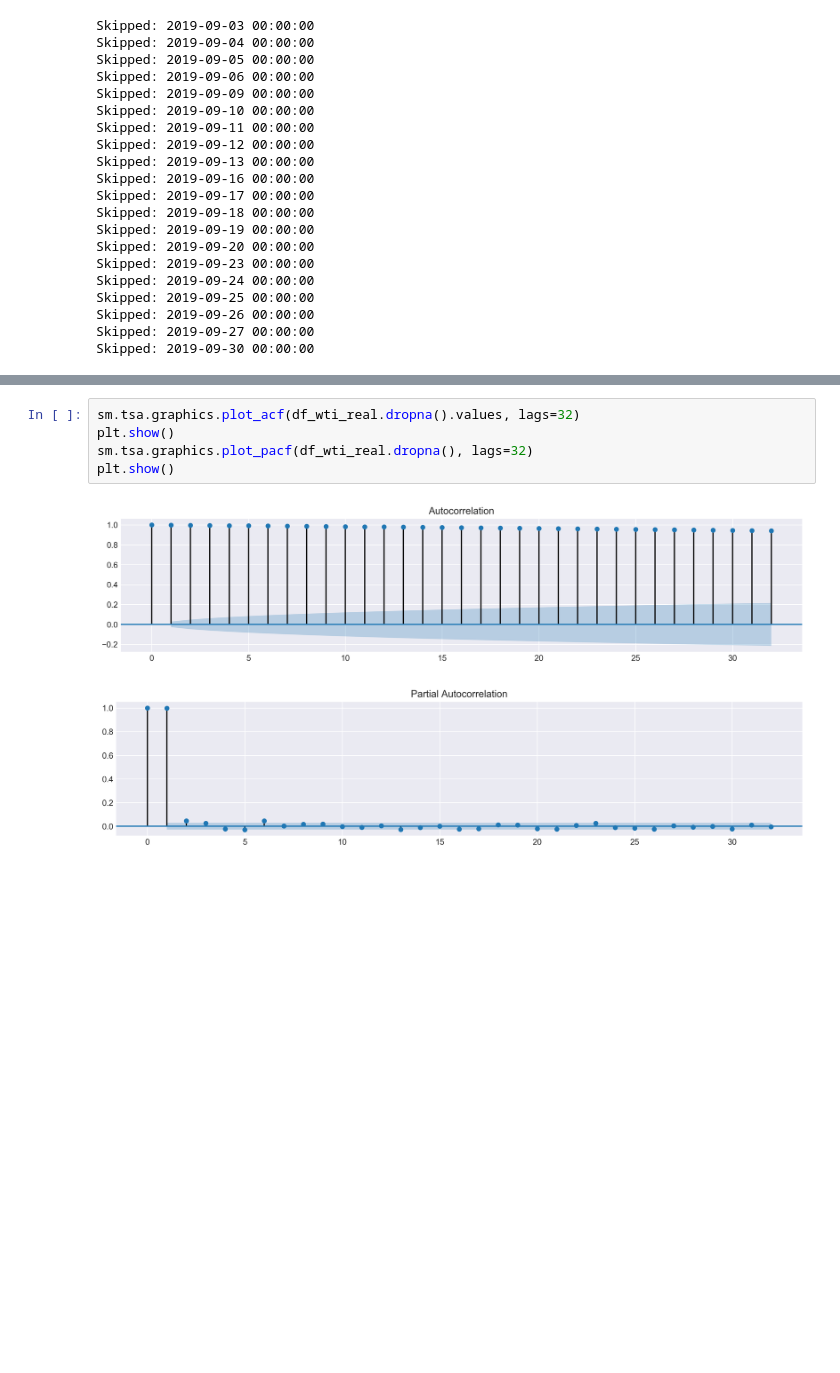
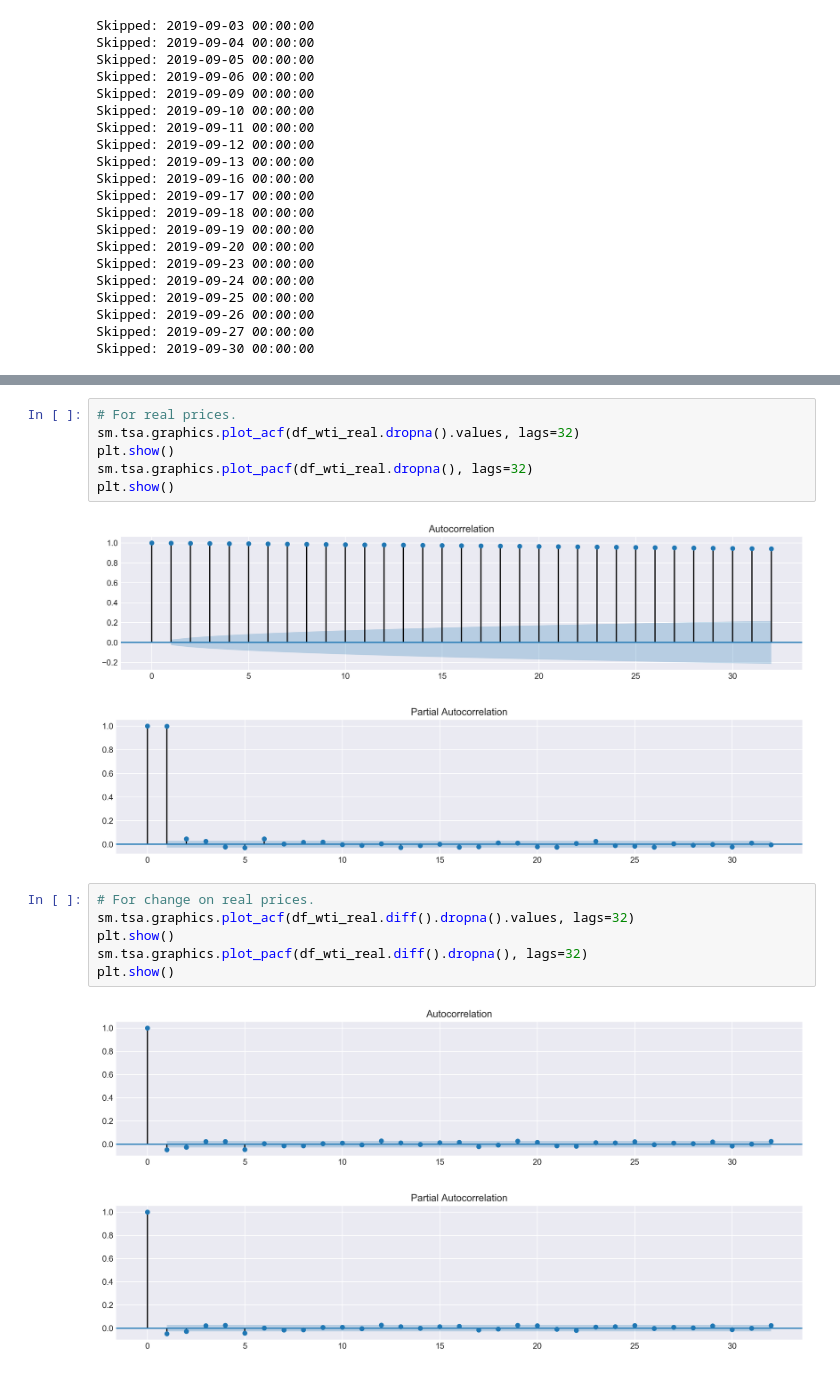
Before and after one commit to TianyuDu/ugthesis, a Jupyter notebook: eda/WTI_crude_oil_price_eda.ipynb, the cells around one changed output, grey strips where cells are left out. Saved outputs shown, nothing was run; the diff lists cells and outputs as text; blank space fills up the shorter version.

```diff
--- a/eda/WTI_crude_oil_price_eda.ipynb
+++ b/eda/WTI_crude_oil_price_eda.ipynb
@@ -158,4 +152,5 @@ sns.distplot(df_wti_return.values)
 # %%
+# For real prices.
 sm.tsa.graphics.plot_acf(df_wti_real.dropna().values, lags=32)
 plt.show()
 sm.tsa.graphics.plot_pacf(df_wti_real.dropna(), lags=32)
@@ -163,4 +158,13 @@ plt.show()
 # %% [output]
 [figure]
 [figure]
+# %%
+# For change on real prices.
+sm.tsa.graphics.plot_acf(df_wti_real.diff().dropna().values, lags=32)
+plt.show()
+sm.tsa.graphics.plot_pacf(df_wti_real.diff().dropna(), lags=32)
+plt.show()
+# %% [output]
+[figure, added]
+[figure, added]
 # %%
```
Also changed, not shown: parts of 8 cells of this notebook, 7 other files.
